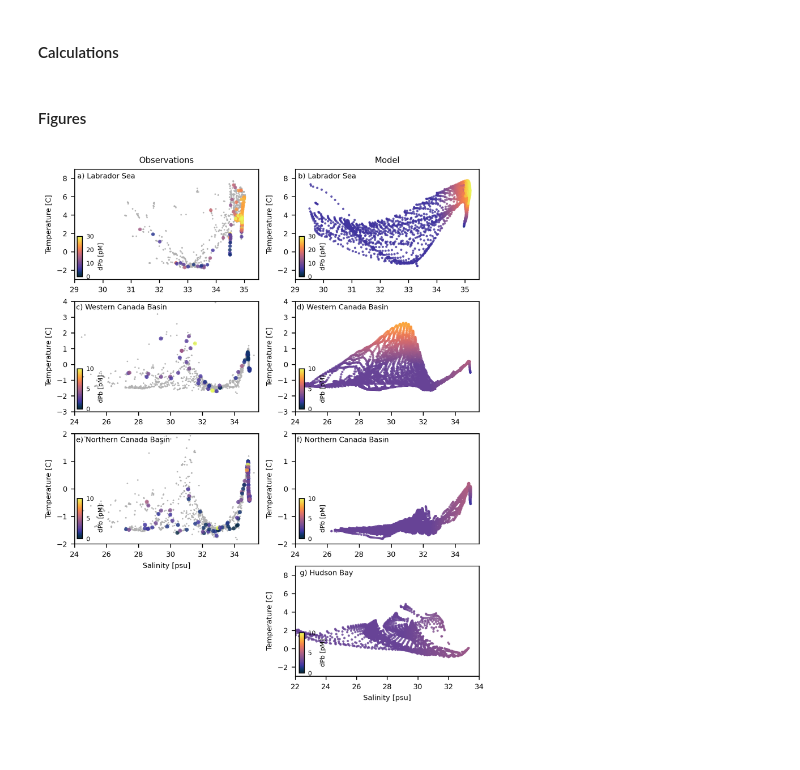
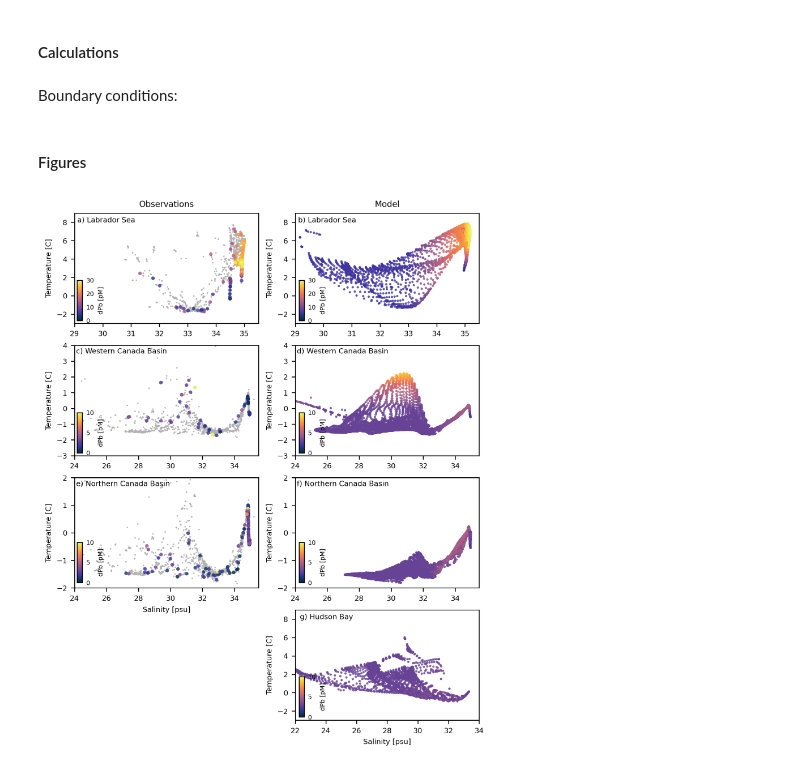
Before and after one commit to UBC-MOAD/analysis-brogalla, a Jupyter notebook: paper3/M3-BC-TS.ipynb, the cells around one changed output. Saved outputs shown, nothing was run; the diff lists cells and outputs as text; code cells hidden in the pictures; blank space fills up the shorter version.

Commit message:
Edited boundary conditions to increase ACW Pb and LS Pb, updated observation plots for proper reshaping

```diff
--- a/paper3/M3-BC-TS.ipynb
+++ b/paper3/M3-BC-TS.ipynb
@@ -193,10 +183,10 @@ ax1.legend(fontsize=5, loc=(0.75, 0.01), frameon=False)
 # %%
 def load_climatology(year, month):
     # load year 2015 climatology of ANHA12 gridT file:
-    df_gridT = xr.open_dataset(f'/data/brogalla/ANHA12/gridT_{year}_climatology_{month:02}.nc')
+    df_gridT = xr.open_dataset(f'/data/brogalla/ANHA12/new_averages/gridT_{year}_{month:02}.nc')
 
-    bdy_temp = df_gridT['votemper'].values[0,:,:,:]
-    bdy_sal  = df_gridT['vosaline'].values[0,:,:,:]
+    bdy_temp = df_gridT['votemper'].values[:,:,:]
+    bdy_sal  = df_gridT['vosaline'].values[:,:,:]
 
     return bdy_temp, bdy_sal
 # %% [markdown]
@@ -215,6 +205,15 @@ wCB_T = T[:,bdy_WCB[0]:bdy_WCB[0]+rimwidthN,bdy_WCB[2]:bdy_WCB[3]]
 wCB_S = S[:,bdy_WCB[0]:bdy_WCB[0]+rimwidthN,bdy_WCB[2]:bdy_WCB[3]]
 HB_T  = T[:,bdy_HB[0]:bdy_HB[1],bdy_HB[2]:bdy_HB[3]+rimwidthW]
 HB_S  = S[:,bdy_HB[0]:bdy_HB[1],bdy_HB[2]:bdy_HB[3]+rimwidthW]
+# %% [markdown]
+Boundary conditions:
+# %%
+BC      = nc.Dataset('/ocean/brogalla/GEOTRACES/data/Pb-tuning-202210/increase_ACW/Pb_OBC_y2015m08.nc','r')
+dPb_LS  = np.array(BC.variables['dPb_S']).reshape(50,rimwidthS,bdy_LS[3]-bdy_LS[2], order='C')
+dPb_wCB = np.flip(np.array(BC.variables['dPb_N']).reshape(50,rimwidthN,bdy_WCB[3]-bdy_WCB[2], order='C'), axis=1)
+dPb_nCB = np.flip(np.array(BC.variables['dPb_E']).reshape(50,rimwidthE,bdy_NCB[1]-bdy_NCB[0], order='F'), axis=2)
+dPb_HB  = np.array(BC.variables['dPb_W']).reshape(50,rimwidthW,bdy_HB[1]-bdy_HB[0], order='F')
+BC.close()
 # %% [markdown]
 #### Figures
 # %%
@@ -262,11 +261,11 @@ CB1 = ax[0,0].scatter(SW_sals.flatten(), SW_temp.flatten(), c=SW_dPb_pmolL, \
 
 ax[1,0].scatter(NW_ini_sal_pss78.flatten(), NW_ini_temp_C.flatten(), c=light_gray, s=0.2, zorder=2, alpha=1)
 CB2 = ax[1,0].scatter(wCB_sals.flatten(), wCB_temp.flatten(), c=wCB_dPb_pmolL, \
-           alpha=0.8, s=15, edgecolor='k', linewidth=0.0, zorder=3, vmin=vmin_AO, vmax=vmax_AO, cmap=cmap_Pb)
+           alpha=0.8, s=12, edgecolor='k', linewidth=0.0, zorder=3, vmin=vmin_AO, vmax=vmax_AO, cmap=cmap_Pb)
 
 ax[2,0].scatter(NW_ini_sal_pss78.flatten(), NW_ini_temp_C.flatten(), c=light_gray, s=0.2, zorder=2, alpha=1)
 CB3 = ax[2,0].scatter(nCB_sals.flatten(), nCB_temp.flatten(), c=nCB_dPb_pmolL, \
-           alpha=0.8, s=15, edgecolor='k', linewidth=0.0, zorder=3, vmin=vmin_AO, vmax=vmax_AO, cmap=cmap_Pb)
+           alpha=0.8, s=12, edgecolor='k', linewidth=0.0, zorder=3, vmin=vmin_AO, vmax=vmax_AO, cmap=cmap_Pb)
 
 #----- Model: -----------------------------------------------------------
 layer  = 0
@@ -276,32 +275,32 @@ ax[1,1].scatter(wCB_S[:,layer,:], wCB_T[:,layer,:], c=light_gray, s=0.1, zorder=
 ax[2,1].scatter(nCB_S[:,:,layer], nCB_T[:,:,layer], c=light_gray, s=0.1, zorder=1, alpha=0.6)
 ax[3,1].scatter(HB_S[:,:,layer] , HB_T[:,:,layer] , c=light_gray, s=0.1, zorder=1, alpha=0.6)
 
 CB4 = ax[0,1].scatter(LS_S[top:,layer,:] , LS_T[top:,layer,:] , c=dPb_LS[top:,layer,:]*1e12, \
                 alpha=0.8, s=5, edgecolor='k', linewidth=0.0, zorder=2, vmin=vmin_LS, vmax=vmax_LS, cmap=cmap_Pb)
 CB5 = ax[1,1].scatter(wCB_S[top:,layer,:], wCB_T[top:,layer,:], c=dPb_wCB[top:,layer,:]*1e12, \
                 alpha=0.8, s=5, edgecolor='k', linewidth=0.0, zorder=2, vmin=vmin_AO, vmax=vmax_AO, cmap=cmap_Pb)
 CB6 = ax[2,1].scatter(nCB_S[top:,:,layer], nCB_T[top:,:,layer], c=dPb_nCB[top:,layer,:]*1e12, \
                 alpha=0.8, s=5, edgecolor='k', linewidth=0.0, zorder=2, vmin=vmin_AO, vmax=vmax_AO, cmap=cmap_Pb)
 CB7 = ax[3,1].scatter(HB_S[top:,:,layer], HB_T[top:,:,layer], c=dPb_HB[top:,layer,:]*1e12, \
                 alpha=0.8, s=5, edgecolor='k', linewidth=0.0, zorder=2, vmin=0, vmax=10, cmap=cmap_Pb)
 
 cbax1 = fig.add_axes([0.13, 0.72, 0.01, 0.06]);
 cbax2 = fig.add_axes([0.13, 0.523, 0.01, 0.06]);
 cbax3 = fig.add_axes([0.13, 0.33, 0.01, 0.06]);
 cbax4 = fig.add_axes([0.555, 0.72, 0.01, 0.06]);
 cbax5 = fig.add_axes([0.555, 0.523, 0.01, 0.06]);
 cbax6 = fig.add_axes([0.555, 0.33, 0.01, 0.06]);
 cbax7 = fig.add_axes([0.555, 0.13, 0.01, 0.06]);
 cbaxes = [cbax1, cbax2, cbax3, cbax4, cbax5, cbax6, cbax7]
 
 for n,cb in enumerate([CB1, CB2, CB3, CB4, CB5, CB6, CB7]):
     CBar = plt.colorbar(cb, ax=ax, cax=cbaxes[n]);
     CBar.set_label('dPb [pM]', fontsize=6)
     CBar.ax.tick_params(axis='y', length=0, labelsize=6)
 
 # cbaxes = fig.add_axes([0.15, 0.15, 0.02, 0.22]);
 # CBar   = plt.colorbar(CB1, ax=ax, cax=cbaxes);
 
-fig.savefig('/ocean/brogalla/GEOTRACES/figures/Pb_explorations/M3-boundary-TS.jpg', dpi=300, bbox_inches='tight')
+# fig.savefig('/ocean/brogalla/GEOTRACES/figures/Pb_explorations/M3-boundary-TS.jpg', dpi=300, bbox_inches='tight')
 # %% [output]
-[figure, old version]
+[figure, new version]
```
Also changed, not shown: parts of 3 cells of this notebook, 1 other file.
